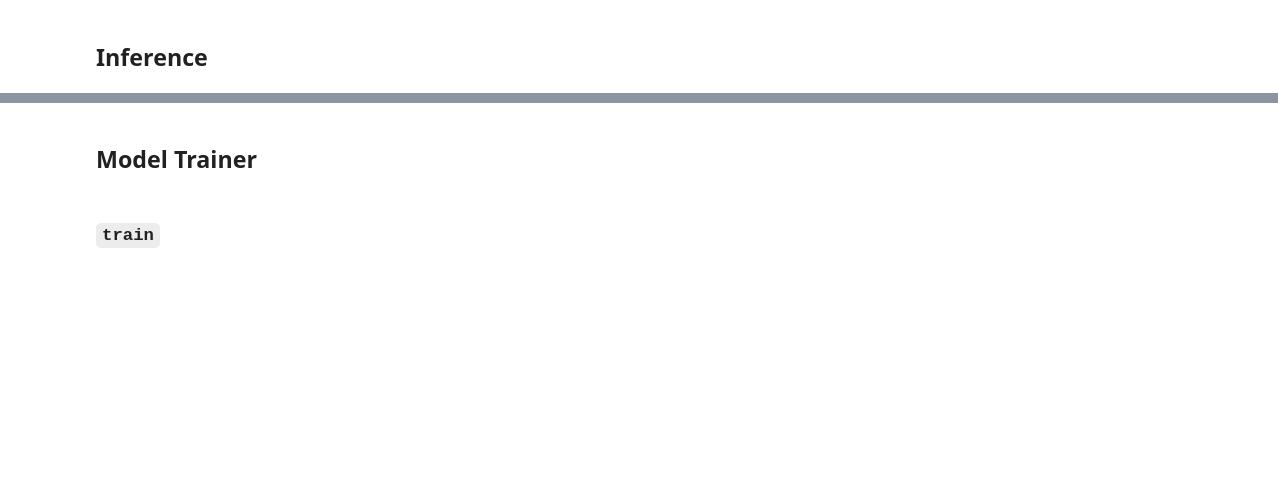
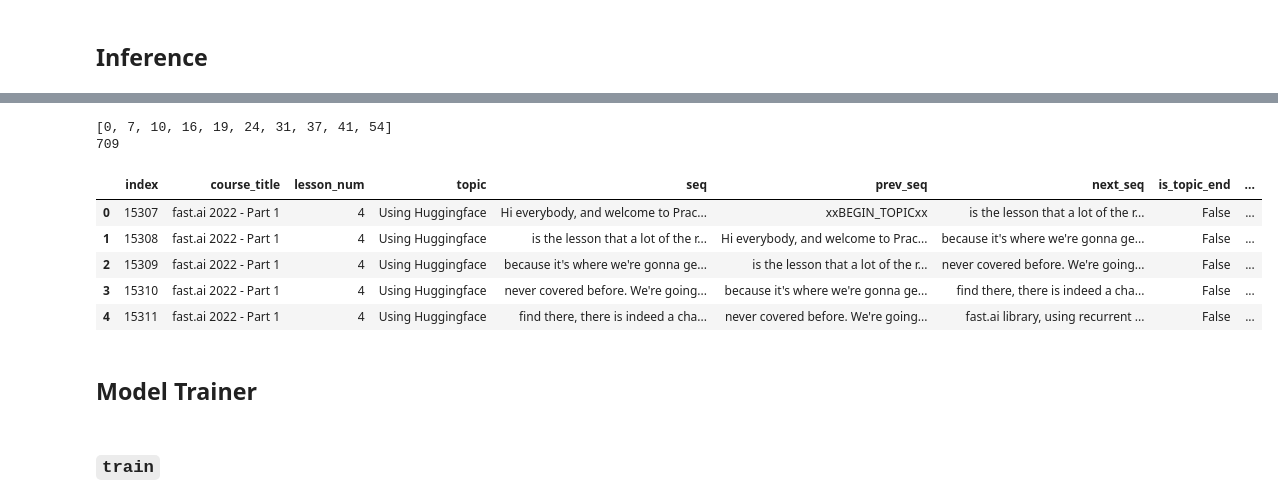
Before and after one commit to ohmeow/fsdl_2022_course_project, a Jupyter notebook: nbs/20_topic_segmentation.ipynb, the cells around one changed output, grey strips where cells are left out. Drawn from its saved outputs; the diff is of its cells as text; code cells hidden in the pictures; blank space fills up the shorter version.

```diff
--- a/nbs/20_topic_segmentation.ipynb
+++ b/nbs/20_topic_segmentation.ipynb
@@ -365,7 +389,7 @@ def get_dls(cfg: TopicSegmentationConfig, df, hf_arch, hf_config, hf_tokenizer,
     bsz = cfg.batch_size if cfg.accum is None else cfg.batch_size // cfg.accum
     return dblock.dataloaders(df, bs=bsz, val_bs=bsz * 2)
 # %%
-dls = get_dls(ExampleCFG, train_df, hf_arch, hf_config, hf_tokenizer, hf_model, val_idxs_or_fold=val_idxs)
+dls = _get_dls(ExampleCFG, train_df, hf_arch, hf_config, hf_tokenizer, hf_model, val_idxs_or_fold=val_idxs)
 # %%
 b = dls.one_batch()
 print(len(b))
@@ -463,7 +495,7 @@ class TopicSegmentationModelWrapper(BaseModelWrapper):
 ## `Learner`
 # %%
 # | export
-def get_learner(cfg: TopicSegmentationConfig, dls, hf_config, hf_model, learner_path="."):
+def _get_learner(cfg: TopicSegmentationConfig, dls, hf_config, hf_model, learner_path="."):
 
     if cfg.random_seed and not cfg.only_seed_splits:
         set_seed(cfg.random_seed)
@@ -496,7 +528,7 @@ def get_learner(cfg: TopicSegmentationConfig, dls, hf_config, hf_model, learner_
 
     return learn
 # %%
-learn = get_learner(cfg=ExampleCFG, dls=dls, hf_config=hf_config, hf_model=hf_model, learner_path="../models")
+learn = _get_learner(cfg=ExampleCFG, dls=dls, hf_config=hf_config, hf_model=hf_model, learner_path="../models")
 
 fit_cbs = []
 if ExampleCFG.max_grad_norm:
@@ -695,12 +756,11 @@ preds_df.head()
 ## Inference
 # %%
 # | export
-def get_preds(data, learner_fpath, threshold_std_coeff=1.5):
-    inf_learn = load_learner(learner_fpath)
-    batch_tok_transform = first_blurr_tfm(inf_learn.dls)
-    batch_size = inf_learn.dls.bs
+def _get_preds(inf_learner, data, threshold_std_coeff=1.5):
+    batch_tok_transform = first_blurr_tfm(inf_learner.dls)
+    batch_size = inf_learner.dls.bs
 
-    inf_hf_model = inf_learn.model.hf_model.eval()
+    inf_hf_model = inf_learner.model.hf_model.eval()
     inf_hf_tokenizer = batch_tok_transform.hf_tokenizer
 
     # build seq + next_seq pairs
@@ -718,9 +778,9 @@ def get_preds(data, learner_fpath, threshold_std_coeff=1.5):
         batch = seq_pairs[i : i + batch_size]
         inputs = inf_hf_tokenizer(
             list(batch.itemgot(0)), list(batch.itemgot(1)), padding=True, max_length=True, return_tensors="pt"
-        )
+        ).to(inf_hf_model.device)
 
-        batch_scores = inf_learn.model.hf_model(**inputs)
+        batch_scores = inf_learner.model.hf_model(**inputs)
         scores += batch_scores[0][:, 0].detach().cpu()[:, None]
 
     # take the sigmoid so range is between 0 and 1 for each value
@@ -768,11 +828,6 @@ def get_preds(data, learner_fpath, threshold_std_coeff=1.5):
     data["pred_start"] = False
     data.loc[seg_idxs, "pred_start"] = True
 
-    # clean up
-    del inf_learn, inf_hf_model, inf_hf_tokenizer
-    torch.cuda.empty_cache()
-    gc.collect()
-
     # return the updated inference dataset and the topic start indices
     return data, seg_idxs
 # %%
@@ -792,9 +852,18 @@ inf_df.head(2)
 # %%
-preds_df, seg_idxs = get_preds(inf_df, "../models/test_topic_segmentation.pkl", threshold_std_coeff=1.0)
+preds_df, seg_idxs = _get_preds(learn, inf_df, threshold_std_coeff=1.0)
 
 print(seg_idxs[:10])
 print(len(preds_df))
 preds_df.head()
+# %% [output]
+[0, 7, 10, 16, 19, 24, 31, 37, 41, 54]
+709
+|  | index | course_title | lesson_num | topic | seq | prev_seq | next_seq | is_topic_end | ... |
+| 0 | 15307 | fast.ai 2022 - Part 1 | 4 | Using Huggingface | Hi everybody, and welcome to Prac... | xxBEGIN_TOPICxx | is the lesson that a lot of the r... | False | ... |
+| 1 | 15308 | fast.ai 2022 - Part 1 | 4 | Using Huggingface | is the lesson that a lot of the r... | Hi everybody, and welcome to Prac... | because it's where we're gonna ge... | False | ... |
+| 2 | 15309 | fast.ai 2022 - Part 1 | 4 | Using Huggingface | because it's where we're gonna ge... | is the lesson that a lot of the r... | never covered before. We're going... | False | ... |
+| 3 | 15310 | fast.ai 2022 - Part 1 | 4 | Using Huggingface | never covered before. We're going... | because it's where we're gonna ge... | find there, there is indeed a cha... | False | ... |
+| 4 | 15311 | fast.ai 2022 - Part 1 | 4 | Using Huggingface | find there, there is indeed a cha... | never covered before. We're going... | fast.ai library, using recurrent ... | False | ... |
 # %%
 try:
     del learn
```
Also changed, not shown: parts of 34 cells of this notebook, 5 other files.
